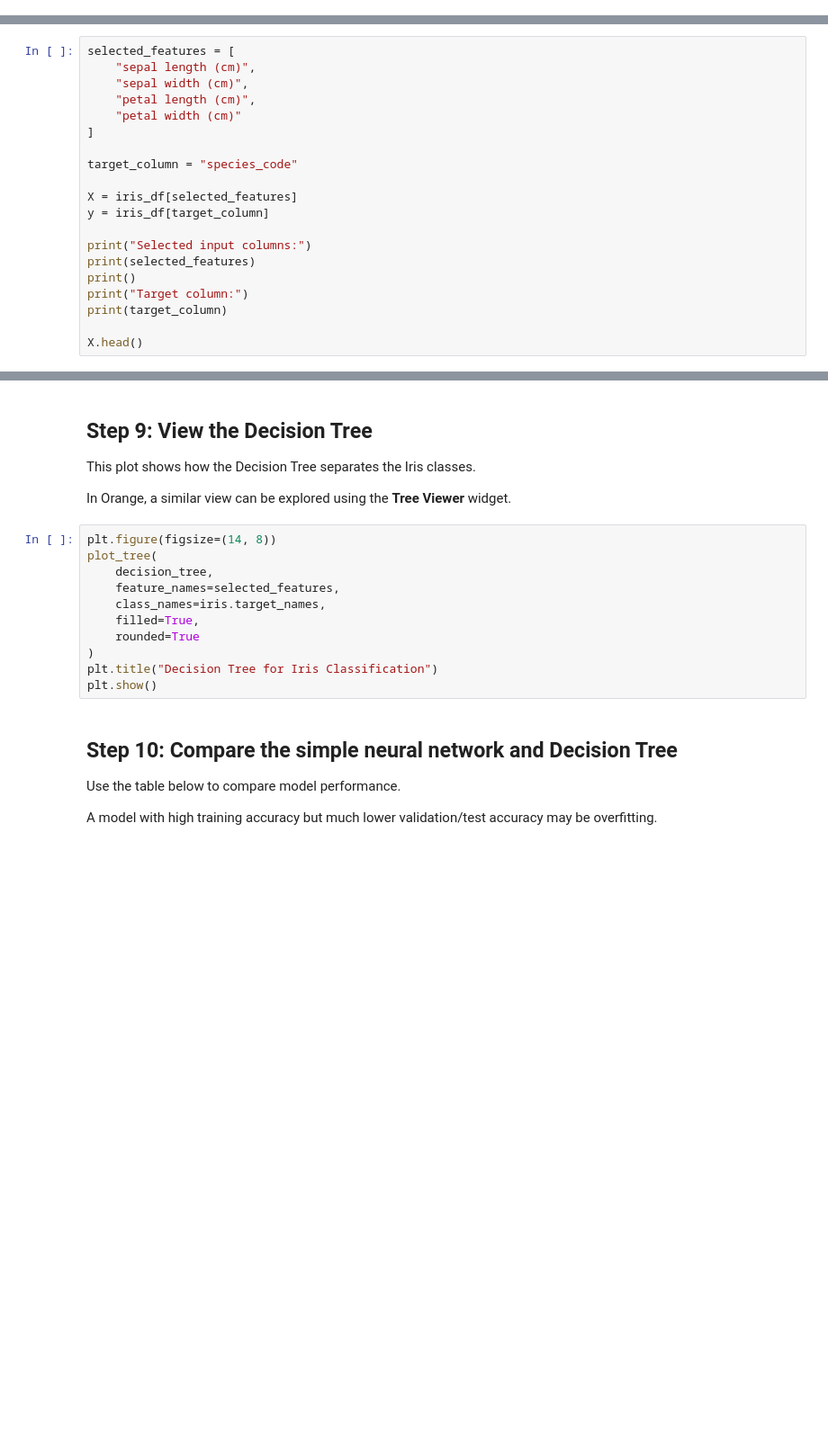
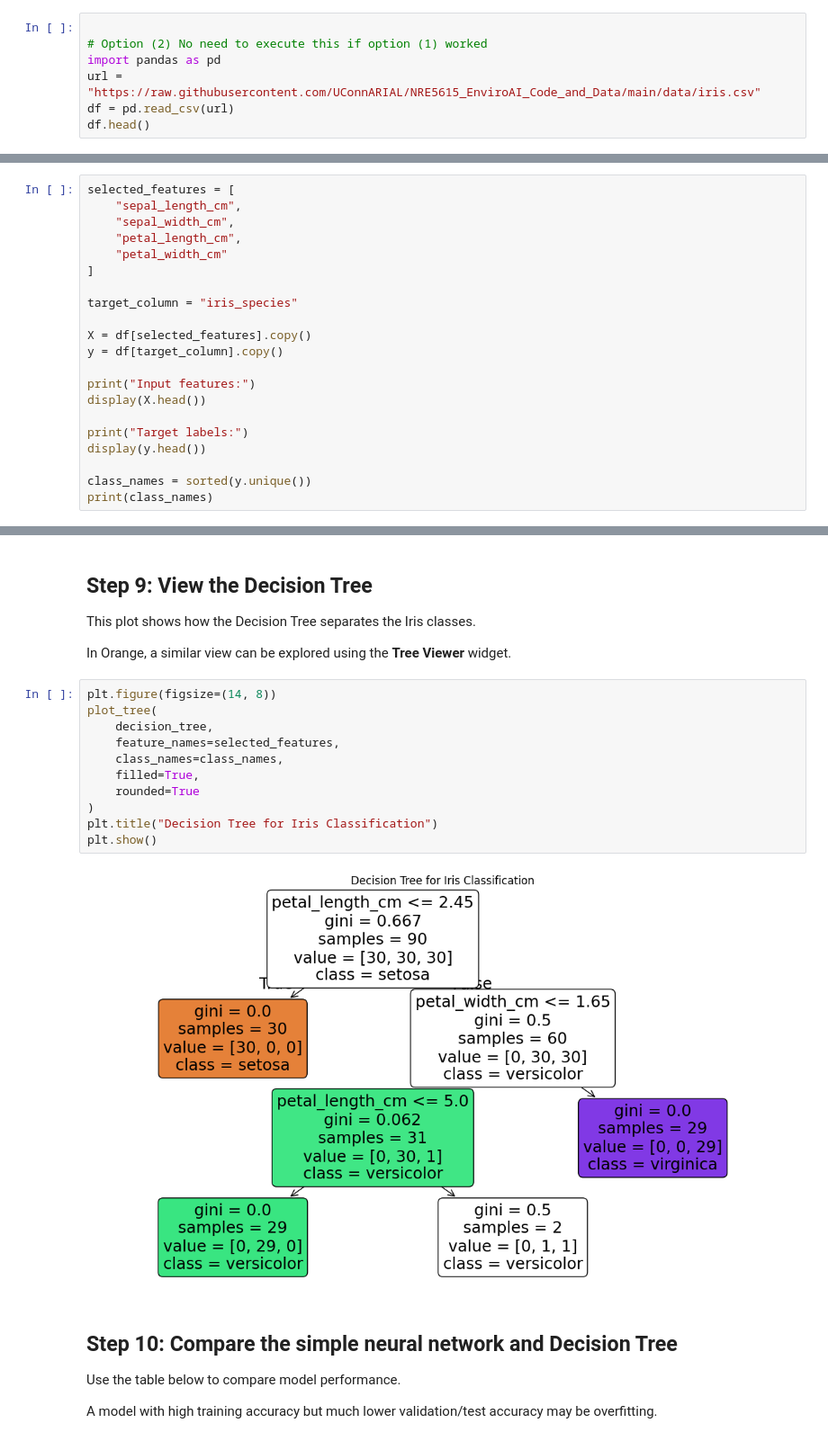
Before and after one commit to UConnARIAL/NRE5615_EnviroAI_Code_and_Data, a Jupyter notebook: code/NRE5615_Wk3_Demo_B_NN_intro.ipynb, the cells around one changed output, grey strips where cells are left out. Shown at 90% size. Drawn from its saved outputs; the diff is of its cells as text; blank space fills up the shorter version.

```diff
--- a/code/NRE5615_Wk3_Demo_B_NN_intro.ipynb
+++ b/code/NRE5615_Wk3_Demo_B_NN_intro.ipynb
@@ -52,0 +54,7 @@ iris_df.head()
+# %%
+
+# Option (2) No need to execute this if option (1) worked
+import pandas as pd
+url = "https://raw.githubusercontent.com/UConnARIAL/NRE5615_EnviroAI_Code_and_Data/main/data/iris.csv"
+df = pd.read_csv(url)
+df.head()
@@ -69,21 +91,22 @@ This is similar to using **Select Columns** in Orange.
 You can change `selected_features` later to see how feature selection affects model performance.
 # %%
 selected_features = [
-    "sepal length (cm)",
-    "sepal width (cm)",
-    "petal length (cm)",
-    "petal width (cm)"
+    "sepal_length_cm",
+    "sepal_width_cm",
+    "petal_length_cm",
+    "petal_width_cm"
 ]
 
-target_column = "species_code"
+target_column = "iris_species"
 
-X = iris_df[selected_features]
-y = iris_df[target_column]
+X = df[selected_features].copy()
+y = df[target_column].copy()
 
-print("Selected input columns:")
-print(selected_features)
-print()
-print("Target column:")
-print(target_column)
+print("Input features:")
+display(X.head())
 
-X.head()
+print("Target labels:")
+display(y.head())
+
+class_names = sorted(y.unique())
+print(class_names)
@@ -196,14 +316,16 @@ In Orange, a similar view can be explored using the **Tree Viewer** widget.
 # %%
 plt.figure(figsize=(14, 8))
 plot_tree(
     decision_tree,
     feature_names=selected_features,
-    class_names=iris.target_names,
+    class_names=class_names,
     filled=True,
     rounded=True
 )
 plt.title("Decision Tree for Iris Classification")
 plt.show()
+# %% [output]
+[figure, added]
 # %% [markdown]
 ## Step 10: Compare the simple neural network and Decision Tree
 
```
Also changed, not shown: parts of 18 cells of this notebook.
